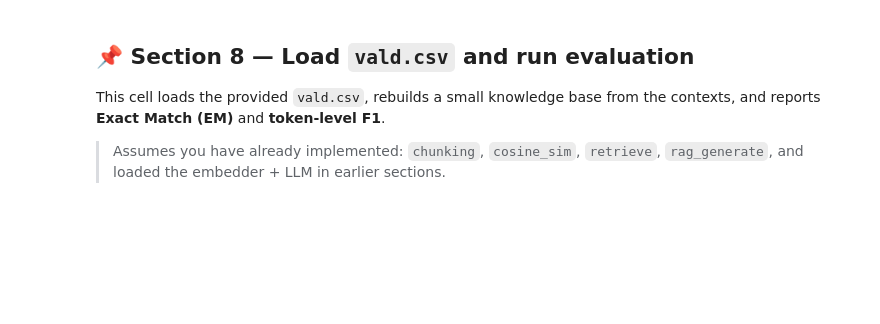
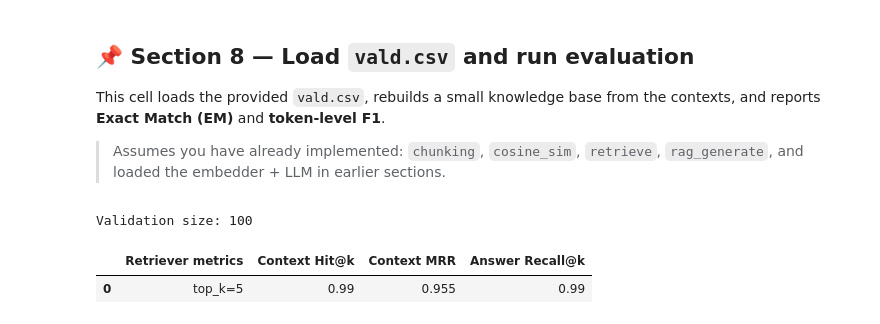
Before and after one commit to Junhao-Han/cisc874-ragAssignment, a Jupyter notebook: CISC874_Assignment.ipynb, the cells around one changed output. Drawn from its saved outputs; the diff is of its cells as text; code cells hidden in the pictures; blank space fills up the shorter version.

```diff
--- a/CISC874_Assignment.ipynb
+++ b/CISC874_Assignment.ipynb
@@ -221,15 +221,15 @@ def retrieve(query, top_k=2):
     # ---------------------------------------------------------
     # Step 2: Compute cosine similarity with every chunk vector
     # ---------------------------------------------------------
-    cosine_sim = []
+    cosine_sims = []
     for vec in chunk_vectors:
         score = cosine_sim(q_vec, vec)
-        cosine_sim.append(score)
+        cosine_sims.append(score)
     # ---------------------------------------------------------
     # Step 3: Find indices of the top_k most similar chunks
     # ---------------------------------------------------------
     top_k_idx = sorted(
-        enumerate(cosine_sim),
+        enumerate(cosine_sims),
         key=lambda x: x[1],
         reverse=True
     )[:top_k]
@@ -279,11 +279,11 @@ def raw_generate(query, top_k=2, max_new_tokens=128, return_full=False):
 # %% [markdown]
 ## 📌 Section 6 — RAG Pipeline (From Scratch) [10 points]
 # %%
-def rag_generate(query, max_new_tokens=200, return_full=False):
+def rag_generate(query, top_k=2, max_new_tokens=200, return_full=False):
 
     # 1. Manual Retrieval
-    retrieved =    # Retrieve the top_k most relevant chunks for the input query using manual cosine similarity.
-
+    # Retrieve the top_k most relevant chunks for the input query using manual cosine similarity.
+    retrieved = retrieve(query, top_k=top_k)
     retrieved_text = "\n".join([f"- {txt}" for _, _, txt in retrieved])
 
     # 2. Construct Prompt （change this to fill in retrieved text）
@@ -292,6 +292,9 @@ def rag_generate(query, max_new_tokens=200, return_full=False):
 
                 Question: {query}
                 Answer:
+
+                Use the following relevant information:
+                {retrieved_text}
             """
 
     # 3. Generate
@@ -456,31 +479,34 @@ for _, row in df.iterrows():
 
     mrr = 0.0
     for rank, item in enumerate(retrieved, start=1):
         cid = item[-1]
         if cid == true_cid:
             mrr = 1.0 / rank
             break
     ctx_mrr.append(mrr)
 
     retrieved_text_join = " ".join([txt for _,_,txt,_ in retrieved])
     ans_hit = any(normalize_answer(a) in normalize_answer(retrieved_text_join) for a in golds)
     ans_in_topk.append(1.0 if ans_hit else 0.0)
 
     # predictions
     pred_raw = raw_generate(q, max_new_tokens=64, return_full=False)
     pred_rag = rag_generate(q, top_k=TOP_K, max_new_tokens=64, return_full=False)
 
     # QA metrics
     em, f1 = best_em_f1(pred_raw, golds); raw_em.append(em); raw_f1.append(f1); raw_rl.append(best_rouge_l(pred_raw, golds))
     em, f1 = best_em_f1(pred_rag, golds); rag_em.append(em); rag_f1.append(f1); rag_rl.append(best_rouge_l(pred_rag, golds))
 
 # summary "evaluation matrix"
 retr_report = pd.DataFrame([{
     "Retriever metrics": f"top_k={TOP_K}",
     "Context Hit@k": float(np.mean(ctx_hit)),
     "Context MRR": float(np.mean(ctx_mrr)),
     "Answer Recall@k": float(np.mean(ans_in_topk)),
 }])
 
-display(report)
 display(retr_report)
+# %% [output]
+Validation size: 100
+|  | Retriever metrics | Context Hit@k | Context MRR | Answer Recall@k |
+| 0 | top_k=5 | 0.99 | 0.955 | 0.99 |
```
Also changed, not shown: parts of 1 cell of this notebook.
